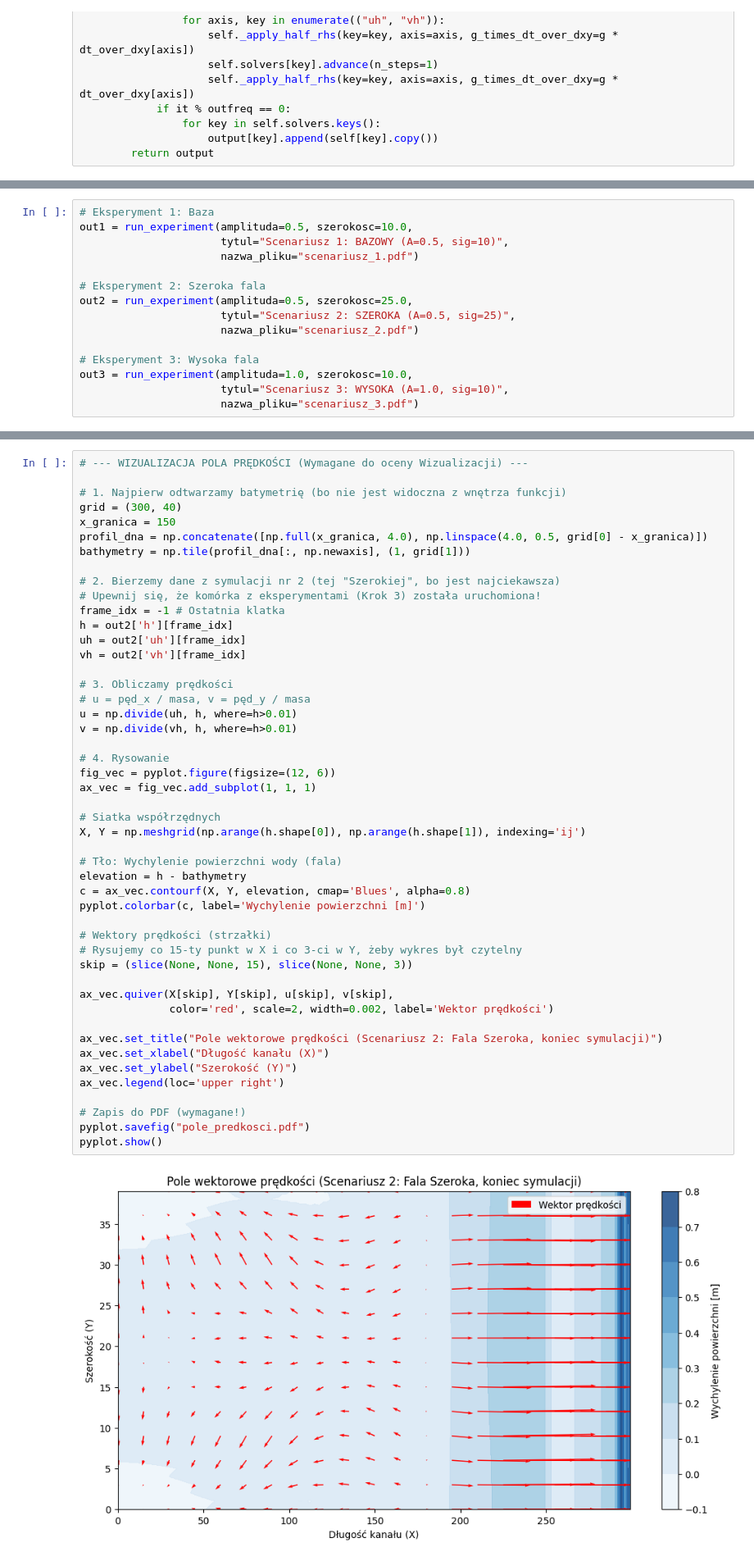
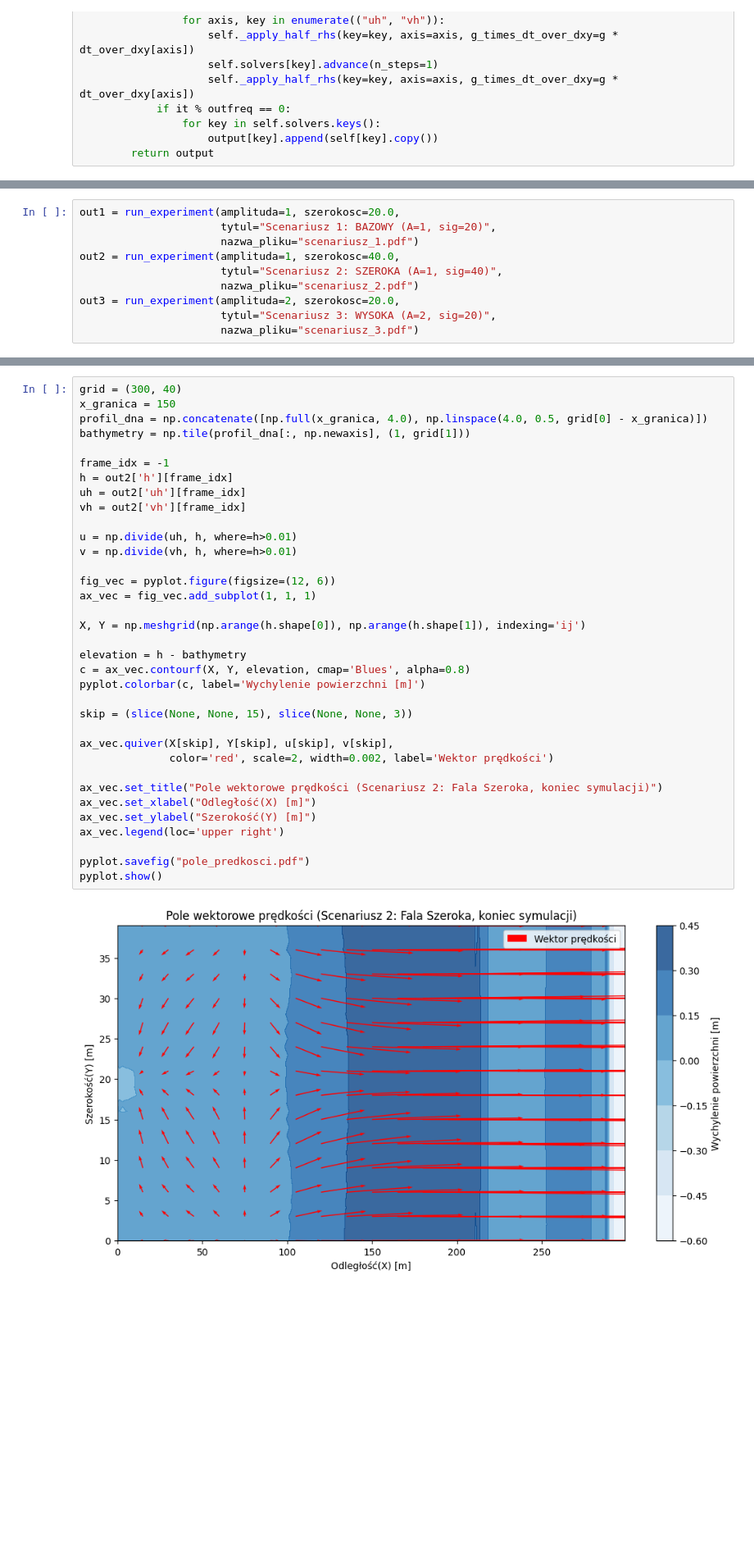
Before and after one commit to MUPAGH2025/2janczak, a Jupyter notebook: projekt1.ipynb, the cells around one changed output, grey strips where cells are left out. Shown at 82% size. Cells and saved outputs as stored; diff of their text form; blank space fills up the shorter version.

```diff
--- a/projekt1.ipynb
+++ b/projekt1.ipynb
@@ -210,16 +221,11 @@ Rozpoczynam analizę zbieżności...
 # %%
-# Eksperyment 1: Baza
-out1 = run_experiment(amplituda=0.5, szerokosc=10.0,
-                      tytul="Scenariusz 1: BAZOWY (A=0.5, sig=10)",
+out1 = run_experiment(amplituda=1, szerokosc=20.0,
+                      tytul="Scenariusz 1: BAZOWY (A=1, sig=20)",
                       nazwa_pliku="scenariusz_1.pdf")
-
-# Eksperyment 2: Szeroka fala
-out2 = run_experiment(amplituda=0.5, szerokosc=25.0,
-                      tytul="Scenariusz 2: SZEROKA (A=0.5, sig=25)",
+out2 = run_experiment(amplituda=1, szerokosc=40.0,
+                      tytul="Scenariusz 2: SZEROKA (A=1, sig=40)",
                       nazwa_pliku="scenariusz_2.pdf")
-
-# Eksperyment 3: Wysoka fala
-out3 = run_experiment(amplituda=1.0, szerokosc=10.0,
-                      tytul="Scenariusz 3: WYSOKA (A=1.0, sig=10)",
+out3 = run_experiment(amplituda=2, szerokosc=20.0,
+                      tytul="Scenariusz 3: WYSOKA (A=2, sig=20)",
                       nazwa_pliku="scenariusz_3.pdf")
 # %% [output]
@@ -240,50 +244,37 @@ Porównując trzy powyższe scenariusze:
 # %%
-# --- WIZUALIZACJA POLA PRĘDKOŚCI (Wymagane do oceny Wizualizacji) ---
-
-# 1. Najpierw odtwarzamy batymetrię (bo nie jest widoczna z wnętrza funkcji)
 grid = (300, 40)
 x_granica = 150
 profil_dna = np.concatenate([np.full(x_granica, 4.0), np.linspace(4.0, 0.5, grid[0] - x_granica)])
 bathymetry = np.tile(profil_dna[:, np.newaxis], (1, grid[1]))
 
-# 2. Bierzemy dane z symulacji nr 2 (tej "Szerokiej", bo jest najciekawsza)
-# Upewnij się, że komórka z eksperymentami (Krok 3) została uruchomiona!
-frame_idx = -1 # Ostatnia klatka
+frame_idx = -1
 h = out2['h'][frame_idx]
 uh = out2['uh'][frame_idx]
 vh = out2['vh'][frame_idx]
 
-# 3. Obliczamy prędkości
-# u = pęd_x / masa, v = pęd_y / masa
 u = np.divide(uh, h, where=h>0.01)
 v = np.divide(vh, h, where=h>0.01)
 
-# 4. Rysowanie
 fig_vec = pyplot.figure(figsize=(12, 6))
 ax_vec = fig_vec.add_subplot(1, 1, 1)
 
-# Siatka współrzędnych
 X, Y = np.meshgrid(np.arange(h.shape[0]), np.arange(h.shape[1]), indexing='ij')
 
-# Tło: Wychylenie powierzchni wody (fala)
 elevation = h - bathymetry
 c = ax_vec.contourf(X, Y, elevation, cmap='Blues', alpha=0.8)
 pyplot.colorbar(c, label='Wychylenie powierzchni [m]')
 
-# Wektory prędkości (strzałki)
-# Rysujemy co 15-ty punkt w X i co 3-ci w Y, żeby wykres był czytelny
 skip = (slice(None, None, 15), slice(None, None, 3))
 
 ax_vec.quiver(X[skip], Y[skip], u[skip], v[skip],
               color='red', scale=2, width=0.002, label='Wektor prędkości')
 
 ax_vec.set_title("Pole wektorowe prędkości (Scenariusz 2: Fala Szeroka, koniec symulacji)")
-ax_vec.set_xlabel("Długość kanału (X)")
-ax_vec.set_ylabel("Szerokość (Y)")
+ax_vec.set_xlabel("Odległość(X) [m]")
+ax_vec.set_ylabel("Szerokość(Y) [m]")
 ax_vec.legend(loc='upper right')
 
-# Zapis do PDF (wymagane!)
 pyplot.savefig("pole_predkosci.pdf")
 pyplot.show()
 # %% [output]
-[figure, old version]
+[figure, new version]
```
Also changed, not shown: parts of 13 cells of this notebook.
